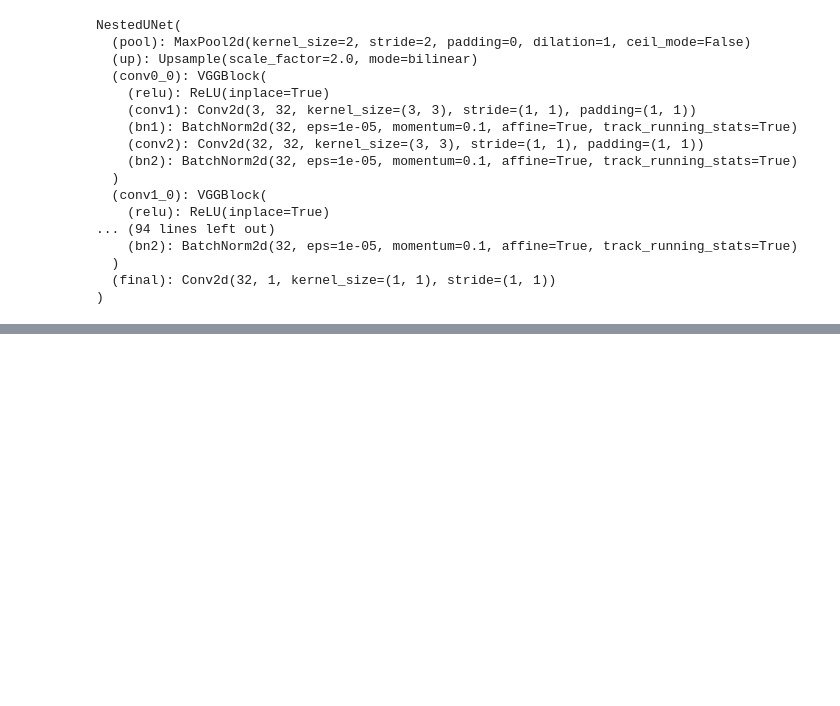
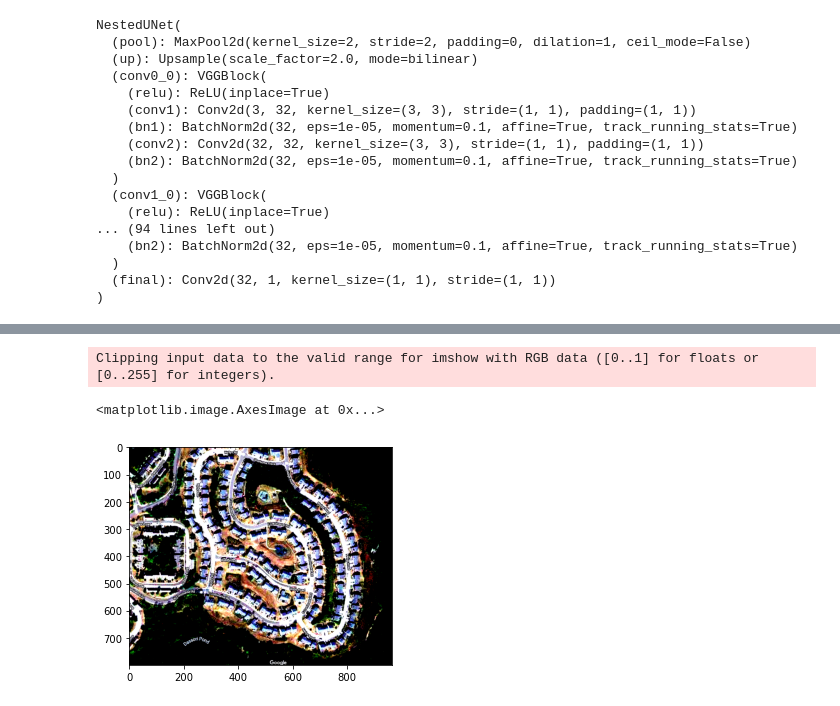
Before and after one commit to bryanjonas/pytorch-nested-unet, a Jupyter notebook: InferenceNotebook.ipynb, the cells around one changed output, grey strips where cells are left out. Cells and saved outputs as stored; diff of their text form; code cells hidden in the pictures; blank space fills up the shorter version.

```diff
--- a/InferenceNotebook.ipynb
+++ b/InferenceNotebook.ipynb
@@ -50,0 +57,8 @@ image = np.array(image*255, dtype=np.uint8)
+# %%
+image = np.asarray(imread('WPTest.PNG'), dtype=np.float32)
+image = image[:,:,(0,1,2)]
+for chan in range(0,image.shape[2]):
+    mean_ch = image[:,:,chan].mean()
+    std_ch = image[:,:,chan].std()
+    image[:,:,chan] = (image[:,:,chan] - mean_ch) / (std_ch+1e-12)
+img = image
@@ -95,19 +79,0 @@ plt.imshow(tilesArr[0,0,:,:].cpu())
-# %%
-image = imread('/data/spacenet/bldg/data/validation/MUL/MUL-PanSharpen_AOI_2_Vegas_img1023.tif')
-img = np.array((image[:,:,[4,2,1]]/(image[:,:,[4,2,1]].max()+1e-10)), dtype=np.float32)
-img = np.array(img*255, dtype=np.uint8)
-img = resize(img, (256, 256, 3))
-
-plt.imshow(img[:,:])
-for channel in range(0, img.shape[2]):
-    chan_mean = img[:,:,channel].mean()
-    chan_sd = img[:,:,channel].std()
-    img[:,:,channel] = (img[:,:,channel] - chan_mean) / chan_sd
-
-img = img.astype('float32')
-
-img = img.transpose(2, 0, 1)
-img = img.reshape(1, 3, 256, 256)
-img = torch.from_numpy(img)
-img = img.cuda()
-print(type(img))
@@ -170,0 +147,6 @@ plt.imshow(final, cmap = 'gray')
+# %%
+plt.imshow(img)
+# %% [output]
+Clipping input data to the valid range for imshow with RGB data ([0..1] for floats or [0..255] for integers).
+<matplotlib.image.AxesImage at 0x...>
+[figure, added]
```
Also changed, not shown: parts of 19 cells of this notebook, 5 other files.
